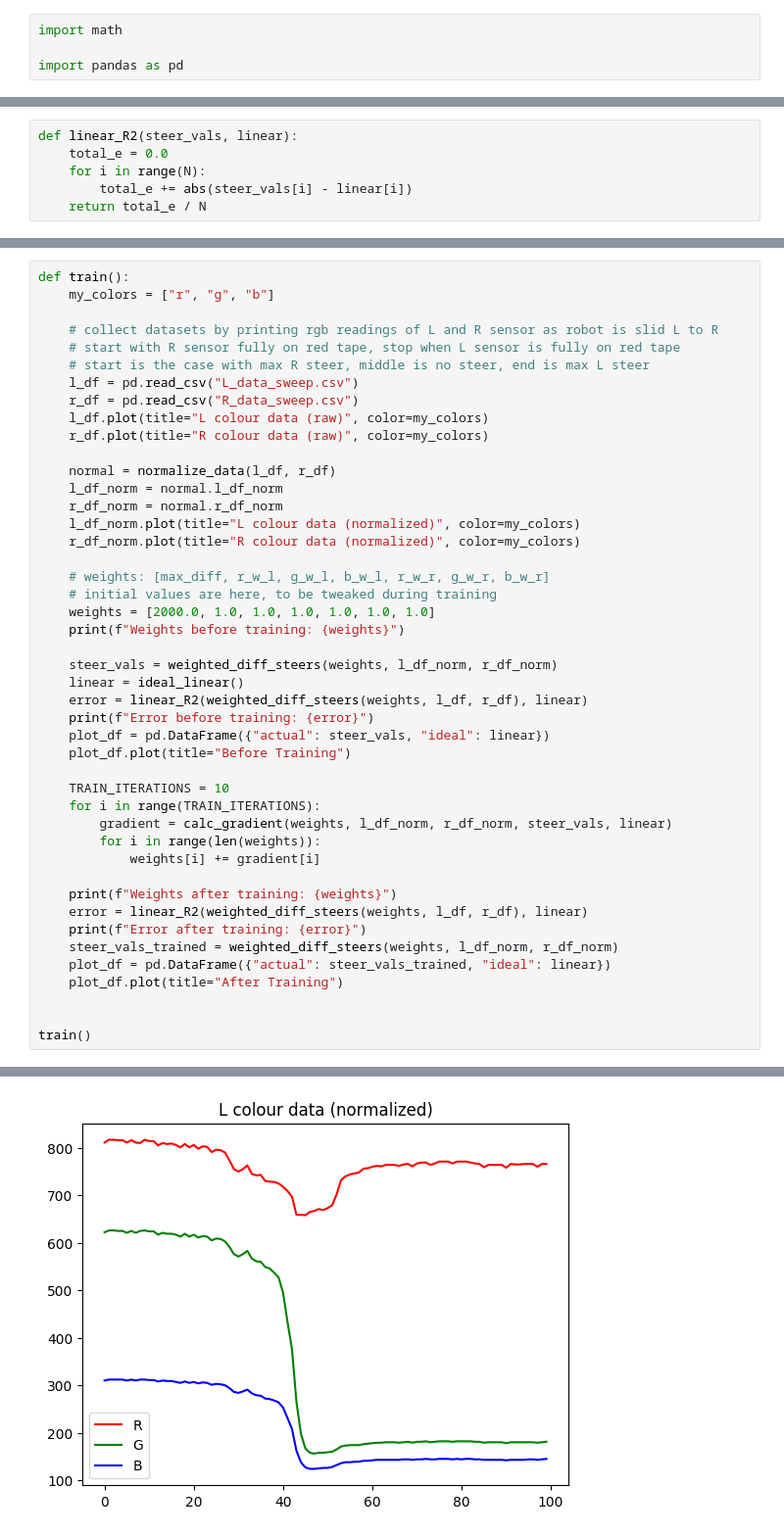
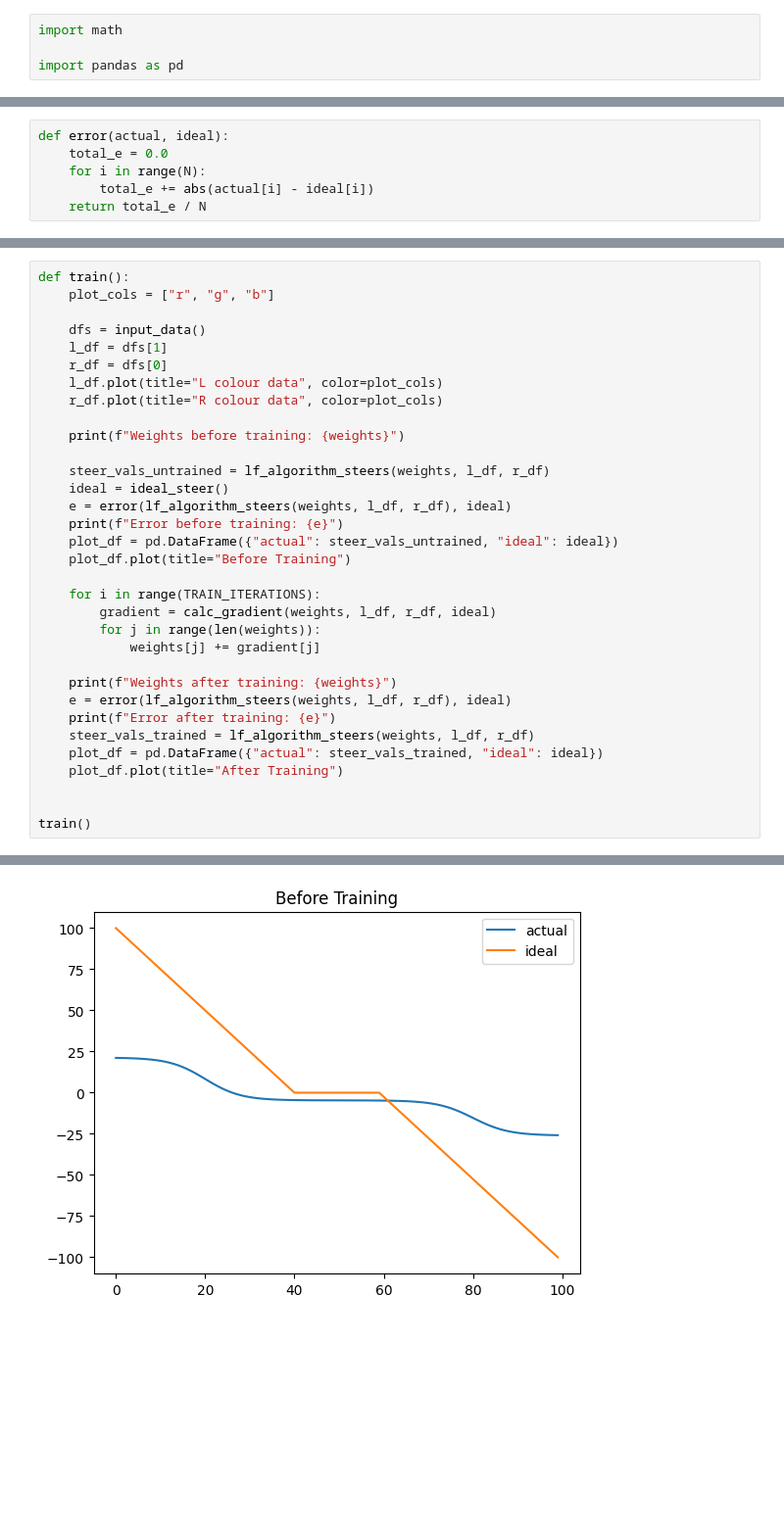
Before and after one commit to phildecroos/MTE380, a Jupyter notebook: MTE380FW/calibrate/train_linefollow.ipynb, the cells around one changed output, grey strips where cells are left out. Shown at 98% size. Cells and saved outputs as stored; diff of their text form; blank space fills up the shorter version.

```diff
--- a/MTE380FW/calibrate/train_linefollow.ipynb
+++ b/MTE380FW/calibrate/train_linefollow.ipynb
@@ -87,7 +166,7 @@ def normalize_data(l_df, r_df):
 # %%
-def linear_R2(steer_vals, linear):
+def error(actual, ideal):
     total_e = 0.0
     for i in range(N):
-        total_e += abs(steer_vals[i] - linear[i])
+        total_e += abs(actual[i] - ideal[i])
     return total_e / N
 # %%
@@ -130,45 +193,33 @@ def calc_gradient(weights, l_df, r_df, steer_vals, linear):
     return gradient
 # %%
 def train():
-    my_colors = ["r", "g", "b"]
+    plot_cols = ["r", "g", "b"]
 
-    # collect datasets by printing rgb readings of L and R sensor as robot is slid L to R
-    # start with R sensor fully on red tape, stop when L sensor is fully on red tape
-    # start is the case with max R steer, middle is no steer, end is max L steer
-    l_df = pd.read_csv("L_data_sweep.csv")
-    r_df = pd.read_csv("R_data_sweep.csv")
-    l_df.plot(title="L colour data (raw)", color=my_colors)
-    r_df.plot(title="R colour data (raw)", color=my_colors)
+    dfs = input_data()
+    l_df = dfs[1]
+    r_df = dfs[0]
+    l_df.plot(title="L colour data", color=plot_cols)
+    r_df.plot(title="R colour data", color=plot_cols)
 
-    normal = normalize_data(l_df, r_df)
-    l_df_norm = normal.l_df_norm
-    r_df_norm = normal.r_df_norm
-    l_df_norm.plot(title="L colour data (normalized)", color=my_colors)
-    r_df_norm.plot(title="R colour data (normalized)", color=my_colors)
-
-    # weights: [max_diff, r_w_l, g_w_l, b_w_l, r_w_r, g_w_r, b_w_r]
-    # initial values are here, to be tweaked during training
-    weights = [2000.0, 1.0, 1.0, 1.0, 1.0, 1.0, 1.0]
     print(f"Weights before training: {weights}")
 
-    steer_vals = weighted_diff_steers(weights, l_df_norm, r_df_norm)
-    linear = ideal_linear()
-    error = linear_R2(weighted_diff_steers(weights, l_df, r_df), linear)
-    print(f"Error before training: {error}")
-    plot_df = pd.DataFrame({"actual": steer_vals, "ideal": linear})
+    steer_vals_untrained = lf_algorithm_steers(weights, l_df, r_df)
+    ideal = ideal_steer()
+    e = error(lf_algorithm_steers(weights, l_df, r_df), ideal)
+    print(f"Error before training: {e}")
+    plot_df = pd.DataFrame({"actual": steer_vals_untrained, "ideal": ideal})
     plot_df.plot(title="Before Training")
 
-    TRAIN_ITERATIONS = 10
     for i in range(TRAIN_ITERATIONS):
-        gradient = calc_gradient(weights, l_df_norm, r_df_norm, steer_vals, linear)
-        for i in range(len(weights)):
-            weights[i] += gradient[i]
+        gradient = calc_gradient(weights, l_df, r_df, ideal)
+        for j in range(len(weights)):
+            weights[j] += gradient[j]
 
     print(f"Weights after training: {weights}")
-    error = linear_R2(weighted_diff_steers(weights, l_df, r_df), linear)
-    print(f"Error after training: {error}")
-    steer_vals_trained = weighted_diff_steers(weights, l_df_norm, r_df_norm)
-    plot_df = pd.DataFrame({"actual": steer_vals_trained, "ideal": linear})
+    e = error(lf_algorithm_steers(weights, l_df, r_df), ideal)
+    print(f"Error after training: {e}")
+    steer_vals_trained = lf_algorithm_steers(weights, l_df, r_df)
+    plot_df = pd.DataFrame({"actual": steer_vals_trained, "ideal": ideal})
     plot_df.plot(title="After Training")
 
 
@@ -183 +234 @@ Error after training: 157.6421052631579
-[figure, old version]
+[figure, new version]
```
Also changed, not shown: parts of 11 cells of this notebook, 1 other file.
